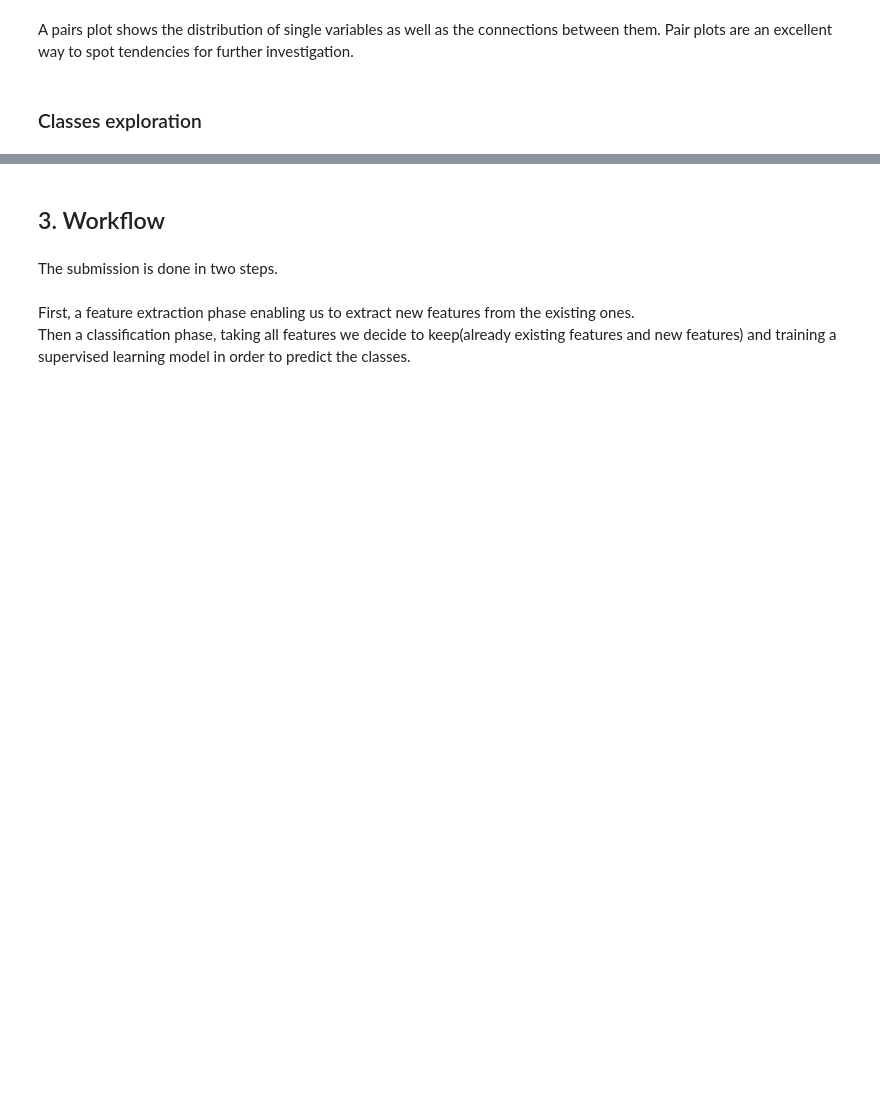
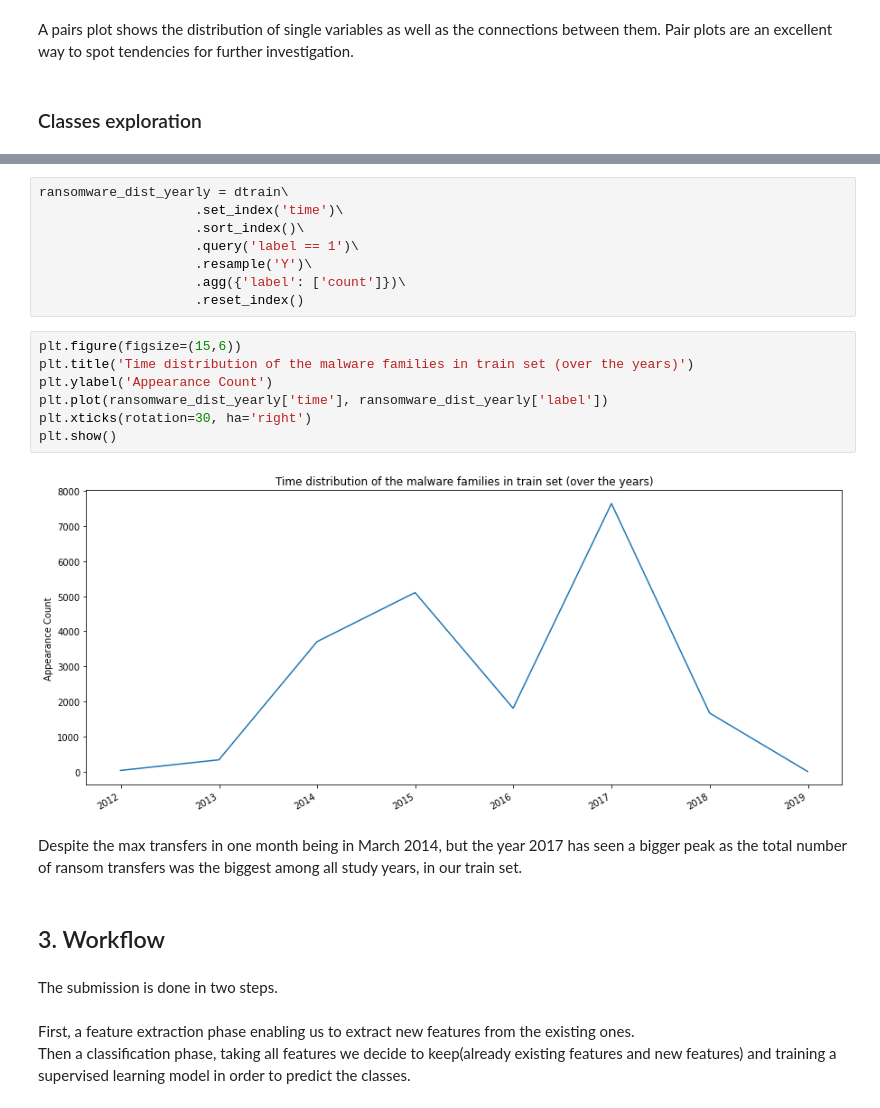
Before and after one commit to Bourhano/BitcoinRansomwareDetection, a Jupyter notebook: bitcoin_heist_starting_kit.ipynb, the cells around one changed output, grey strips where cells are left out. Saved outputs shown, nothing was run; the diff lists cells and outputs as text; blank space fills up the shorter version.

```diff
--- a/bitcoin_heist_starting_kit.ipynb
+++ b/bitcoin_heist_starting_kit.ipynb
@@ -654,3 +686,22 @@ plt.show()
+# %%
+ransomware_dist_yearly = dtrain\
+                    .set_index('time')\
+                    .sort_index()\
+                    .query('label == 1')\
+                    .resample('Y')\
+                    .agg({'label': ['count']})\
+                    .reset_index()
+# %%
+plt.figure(figsize=(15,6))
+plt.title('Time distribution of the malware families in train set (over the years)')
+plt.ylabel('Appearance Count')
+plt.plot(ransomware_dist_yearly['time'], ransomware_dist_yearly['label'])
+plt.xticks(rotation=30, ha='right')
+plt.show()
+# %% [output]
+[figure, added]
+# %% [markdown]
+Despite the max transfers in one month being in March 2014, but the year 2017 has seen a bigger peak as the total number of ransom transfers was the biggest among all study years, in our train set.
 # %% [markdown]
 ## 3. Workflow
 # %% [markdown]
```
Also changed, not shown: parts of 33 cells of this notebook.
